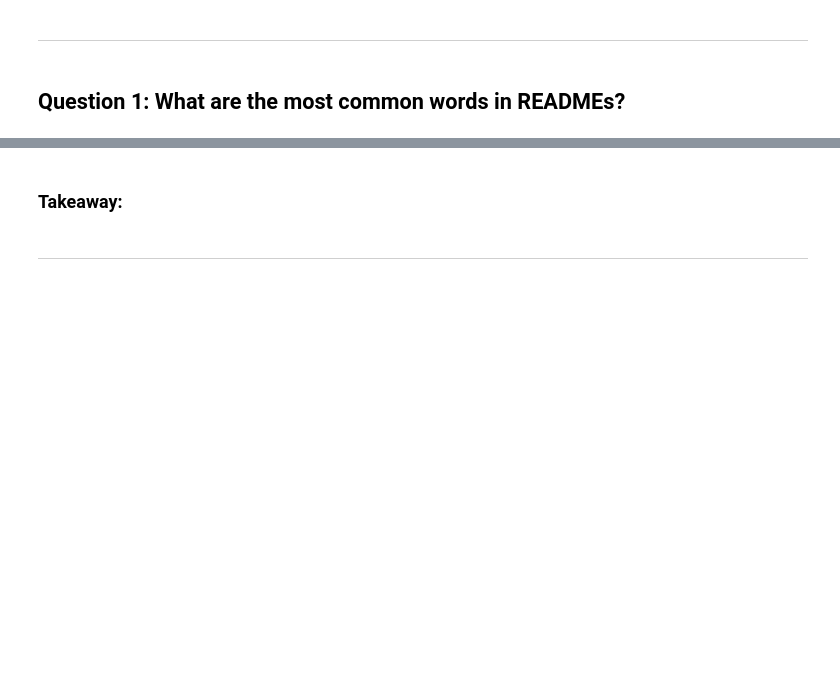
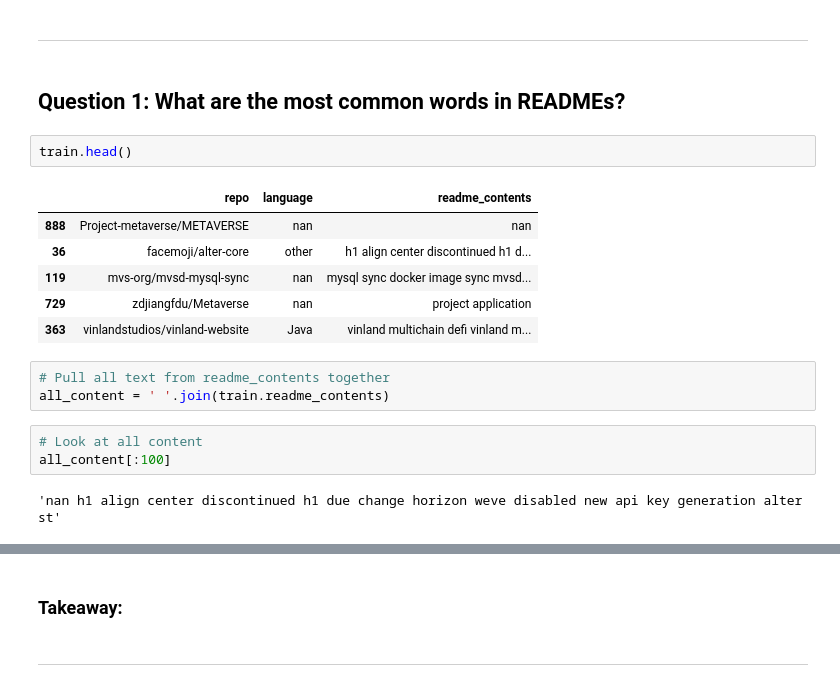
Before and after one commit to MBM-nlp/github_classification_project, a Jupyter notebook: meredith_eda.ipynb, the cells around one changed output, grey strips where cells are left out. Drawn from its saved outputs; the diff is of its cells as text; blank space fills up the shorter version.

```diff
--- a/meredith_eda.ipynb
+++ b/meredith_eda.ipynb
@@ -240,3 +240,20 @@ plt.show()
 ***
 # %% [markdown]
 ## Question 1: What are the most common words in READMEs?
+# %%
+train.head()
+# %% [output]
+|  | repo | language | readme_contents |
+| 888 | Project-metaverse/METAVERSE | nan | nan |
+| 36 | facemoji/alter-core | other | h1 align center discontinued h1 d... |
+| 119 | mvs-org/mvsd-mysql-sync | nan | mysql sync docker image sync mvsd... |
+| 729 | zdjiangfdu/Metaverse | nan | project application |
+| 363 | vinlandstudios/vinland-website | Java | vinland multichain defi vinland m... |
+# %%
+# Pull all text from readme_contents together
+all_content = ' '.join(train.readme_contents)
+# %%
+# Look at all content
+all_content[:100]
+# %% [output]
+'nan h1 align center discontinued h1 due change horizon weve disabled new api key generation alter st'
```
Also changed, not shown: parts of 5 cells of this notebook.
